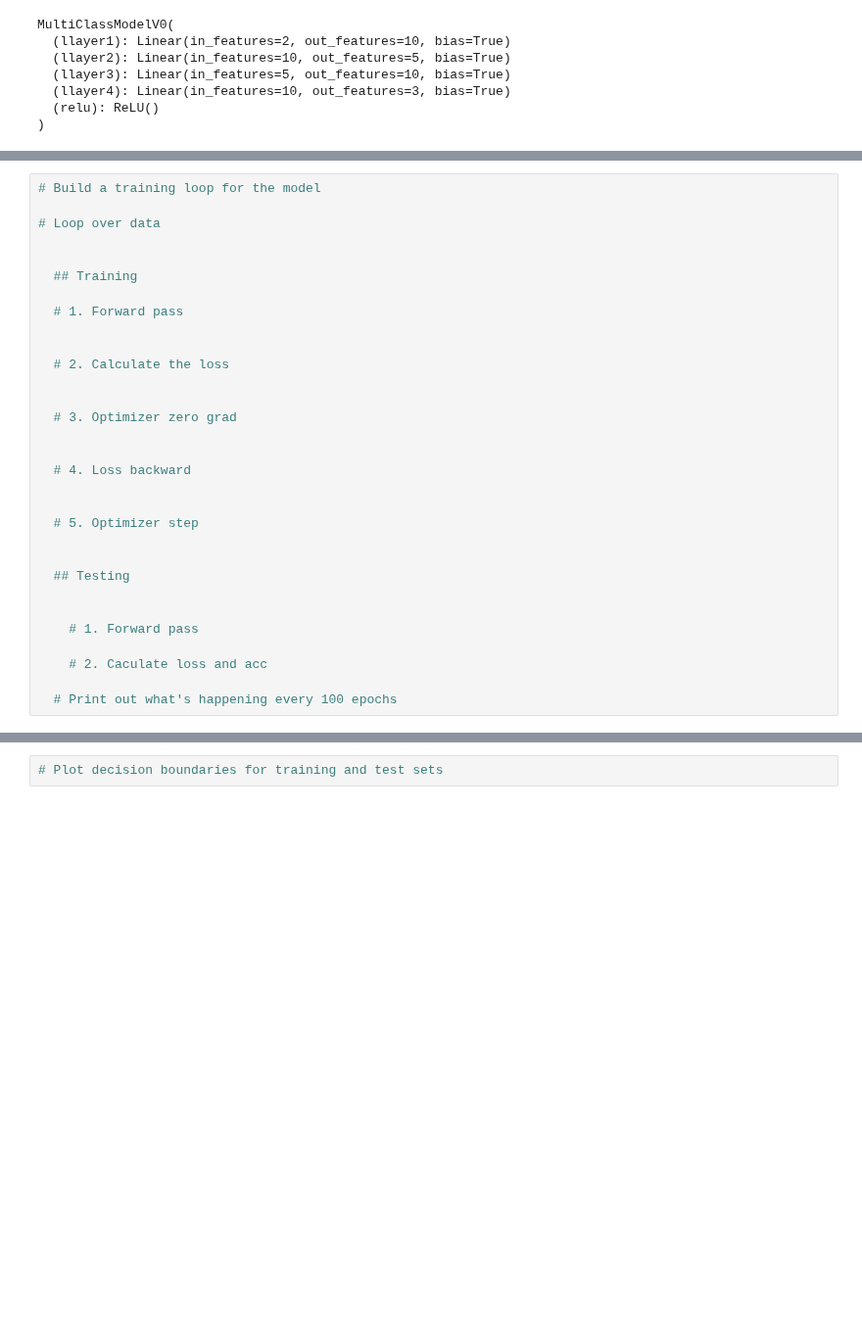
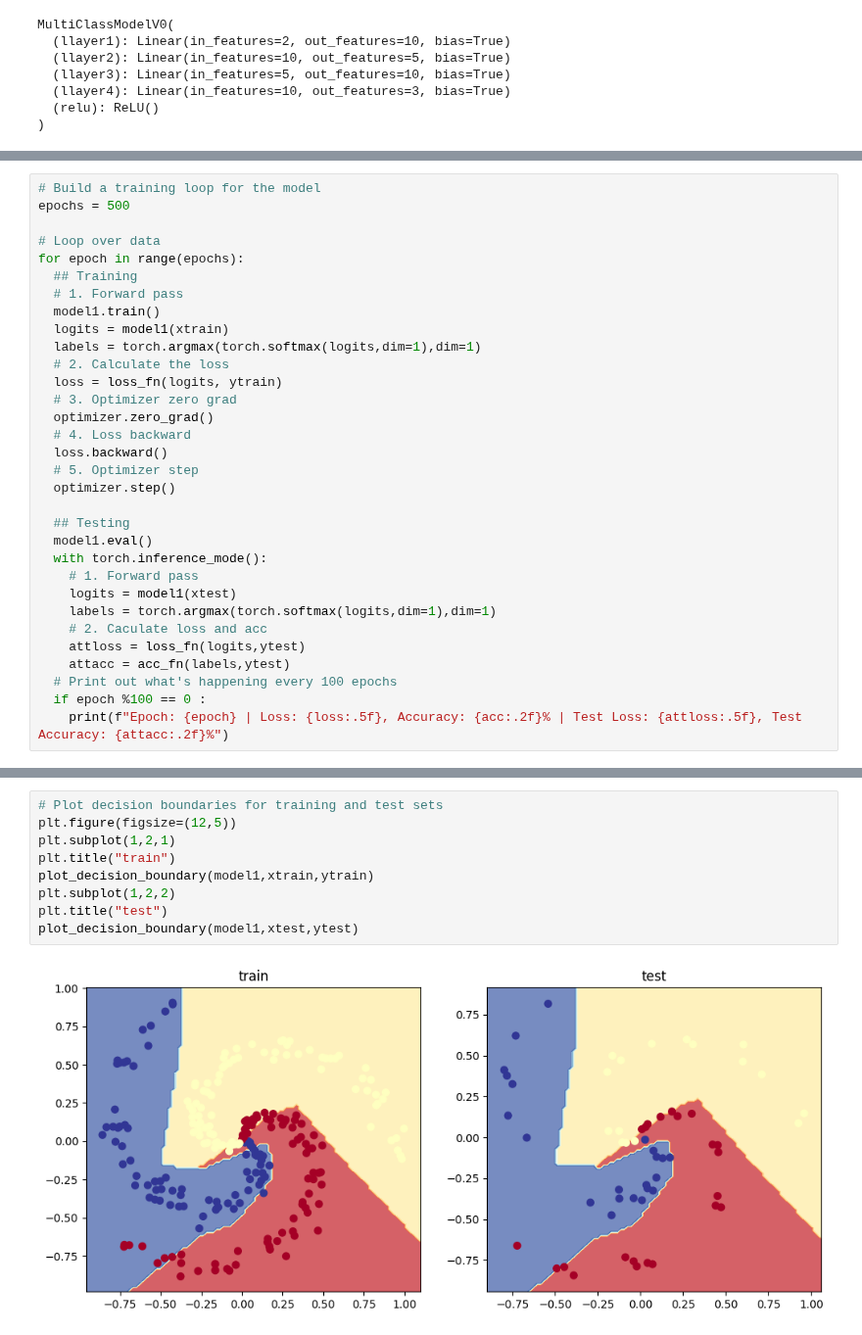
Before and after one commit to yatoxlee/PyTorch-for-Deep-Learning-Machine-Learning, a Jupyter notebook: exercises/02_pytorch_classification_exercises.ipynb, the cells around one changed output, grey strips where cells are left out. Shown at 98% size. Saved outputs shown, nothing was run; the diff lists cells and outputs as text; blank space fills up the shorter version.

```diff
--- a/exercises/02_pytorch_classification_exercises.ipynb
+++ b/exercises/02_pytorch_classification_exercises.ipynb
@@ -498,31 +519,32 @@ RuntimeError: Expected all tensors to be on the same device, but found at least
 # %%
 # Build a training loop for the model
+epochs = 500
 
 # Loop over data
-
-
+for epoch in range(epochs):
   ## Training
-
   # 1. Forward pass
-
-
+  model1.train()
+  logits = model1(xtrain)
+  labels = torch.argmax(torch.softmax(logits,dim=1),dim=1)
   # 2. Calculate the loss
-
-
+  loss = loss_fn(logits, ytrain)
   # 3. Optimizer zero grad
-
-
+  optimizer.zero_grad()
   # 4. Loss backward
-
-
+  loss.backward()
   # 5. Optimizer step
-
+  optimizer.step()
 
   ## Testing
-
-
+  model1.eval()
+  with torch.inference_mode():
     # 1. Forward pass
-
+    logits = model1(xtest)
+    labels = torch.argmax(torch.softmax(logits,dim=1),dim=1)
     # 2. Caculate loss and acc
-
+    attloss = loss_fn(logits,ytest)
+    attacc = acc_fn(labels,ytest)
   # Print out what's happening every 100 epochs
+  if epoch %100 == 0 :
+    print(f"Epoch: {epoch} | Loss: {loss:.5f}, Accuracy: {acc:.2f}% | Test Loss: {attloss:.5f}, Test Accuracy: {attacc:.2f}%")
@@ -529,2 +557,11 @@ RuntimeError: Expected all tensors to be on the same device, but found at least
-# %%
-# Plot decision boundaries for training and test sets
+# %%
+# Plot decision boundaries for training and test sets
+plt.figure(figsize=(12,5))
+plt.subplot(1,2,1)
+plt.title("train")
+plot_decision_boundary(model1,xtrain,ytrain)
+plt.subplot(1,2,2)
+plt.title("test")
+plot_decision_boundary(model1,xtest,ytest)
+# %% [output]
+[figure, added]
```
Also changed, not shown: parts of 3 cells of this notebook.
